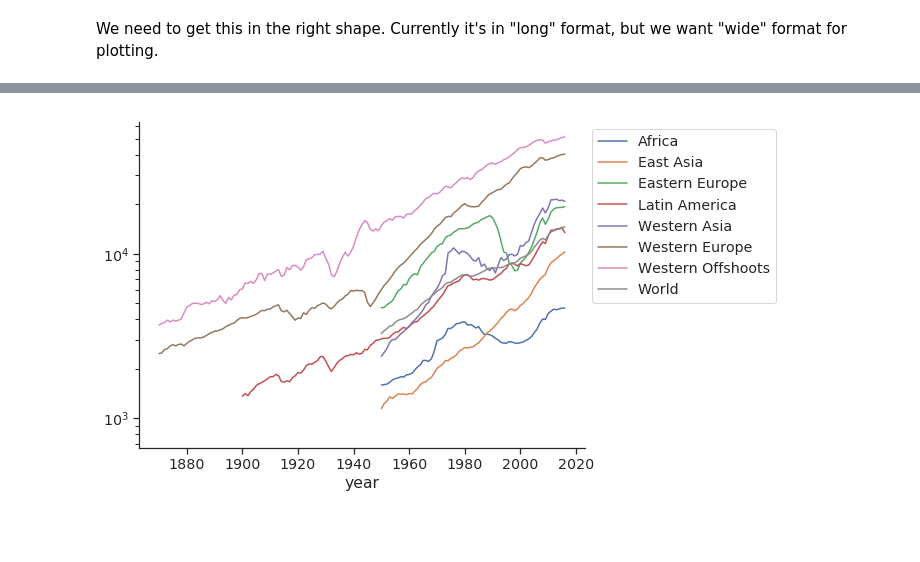
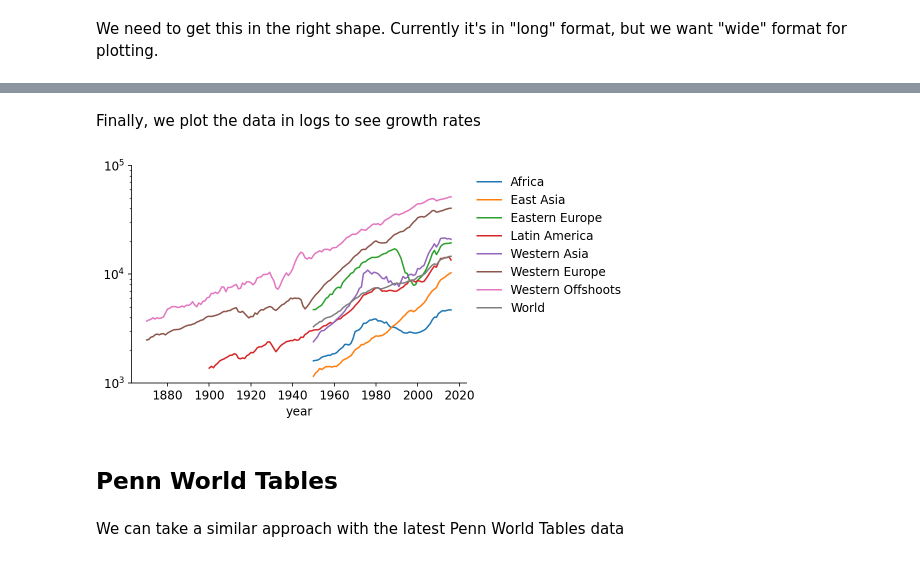
Before and after one commit to iamlemec/macro_data, a Jupyter notebook: 1_Introduction.ipynb, the cells around one changed output, grey strips where cells are left out. Cells and saved outputs as stored; diff of their text form; code cells hidden in the pictures; blank space fills up the shorter version.

```diff
--- a/1_Introduction.ipynb
+++ b/1_Introduction.ipynb
@@ -17,8 +11,7 @@ warnings.filterwarnings('ignore')
 # %% [markdown]
 This will make the graphs look better (optional).
 # %%
-%matplotlib inline
-sns.set(style='ticks', font_scale=1.3)
-plt.rcParams['figure.figsize'] = (8, 6)
+plt.rcParams['font.size'] = 12
+plt.rcParams['legend.frameon'] = False
 plt.rcParams['axes.spines.top'] = False
 plt.rcParams['axes.spines.right'] = False
@@ -74,6 +61,4 @@ growth.plot();
 # %% [markdown]
 Ok, now let's look a situation with multiple data series. In this case, we'll have real GDP for multiple countries over many years. This comes from the Maddison Project's regional data.
 # %%
-mpd = pd.read_excel('data/mpd2018_region_data.xlsx', sheet_name='Long data')
-mpd = mpd[['region_name', 'year', 'cgdppc']].dropna()
-mpd.head()
+mpd0 = pd.read_excel('data/mpd2018_region_data.xlsx', sheet_name='Long data')
@@ -87,5 +65,4 @@ mpd.head()
 # %% [markdown]
 We need to get this in the right shape. Currently it's in "long" format, but we want "wide" format for plotting.
 # %%
-mpan = mpd.pivot('year', 'region_name')['cgdppc']
-mpan.head()
+mpd = mpd0.pivot('year', 'region_name')['cgdppc']
@@ -100,5 +69,11 @@ mpan.head()
+# %% [markdown]
+Finally, we plot the data in logs to see growth rates
 # %%
-mpan.plot(logy=True);
-plt.legend(bbox_to_anchor=(1, 1)); # this puts the legend on the side
+mpd.plot(logy=True, ylim=(1e3, 1e5));
+plt.legend(bbox_to_anchor=(1, 1)); # this puts the legend on the right side
 # %% [output]
-[figure, old version]
+[figure, new version]
+# %% [markdown]
+## Penn World Tables
+# %% [markdown]
+We can take a similar approach with the latest Penn World Tables data
```
Also changed, not shown: parts of 18 cells of this notebook, 3 other files.
